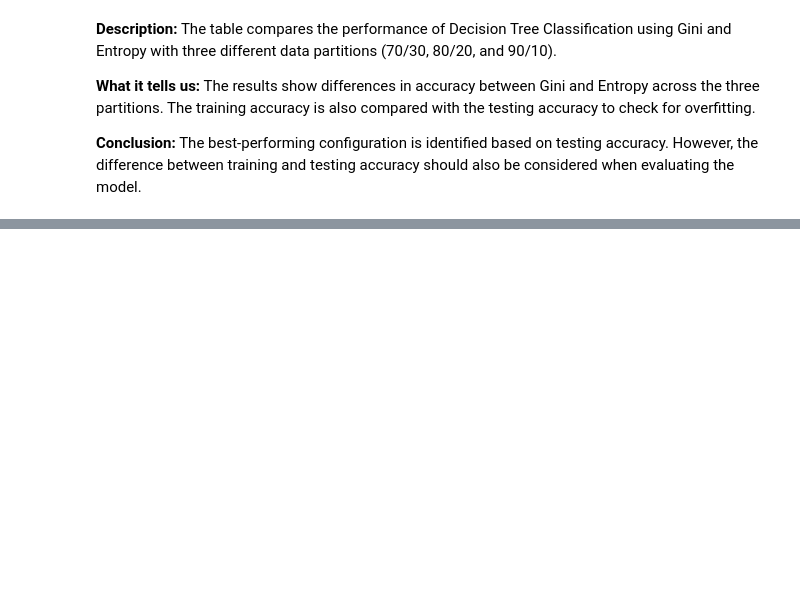
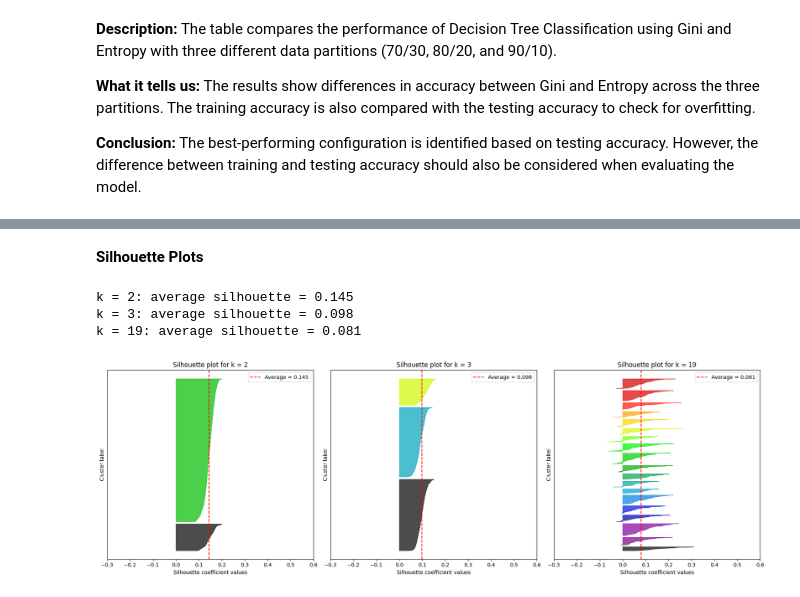
Before and after one commit to LaraAlmani/IT326, a Jupyter notebook: phase3.ipynb, the cells around one changed output, grey strips where cells are left out. Drawn from its saved outputs; the diff is of its cells as text; code cells hidden in the pictures; blank space fills up the shorter version.

```diff
--- a/phase3.ipynb
+++ b/phase3.ipynb
@@ -268,0 +479,3 @@ plt.show()
+# %%
+# 1st call: k = 19 (by empirical rule)
+kmeans_result_19= run_kmeans(19)
@@ -268,0 +502,3 @@ plt.show()
+# %%
+# 2nd call: k = 3 (by elbow method)
+kmeans_result_3= run_kmeans(3)
@@ -268,0 +525,3 @@ plt.show()
+# %%
+# 3rd call: k = 2 (by highest silhouette)
+kmeans_result_2= run_kmeans(2)
@@ -268,0 +648,39 @@ plt.show()
+# %% [markdown]
+**Silhouette Plots**
+# %%
+# Silhouette evaluation of the three chosen k values (2, 3, 19)
+from sklearn.metrics import silhouette_samples
+import matplotlib.cm as cm
+
+models = {2: kmeans_result_2, 3: kmeans_result_3, 19: kmeans_result_19}
+
+fig, axes = plt.subplots(1, 3, figsize=(18, 6))
+for ax, (k, model) in zip(axes, models.items()):
+    labels = model.labels_
+    sample_sil = silhouette_samples(SG_scaled, labels)   # silhouette of every student
+    avg_sil = sample_sil.mean()
+    print(f"k = {k}: average silhouette = {avg_sil:.3f}")
+
+    y_lower = 10
+    for c in range(k):
+        c_sil = np.sort(sample_sil[labels == c])
+        y_upper = y_lower + len(c_sil)
+        color = cm.nipy_spectral(c / k)
+        ax.fill_betweenx(np.arange(y_lower, y_upper), 0, c_sil,facecolor=color, edgecolor=color, alpha=0.7)
+        y_lower = y_upper + 10
+
+    ax.axvline(avg_sil, color='red', linestyle='--', label=f'Average = {avg_sil:.3f}')
+    ax.set_xlim(-0.3, 0.6)
+    ax.set_yticks([])
+    ax.set_xlabel('Silhouette coefficient values')
+    ax.set_ylabel('Cluster label')
+    ax.set_title(f'Silhouette plot for k = {k}')
+    ax.legend(loc='upper right')
+
+plt.tight_layout()
+plt.show()
+# %% [output]
+k = 2: average silhouette = 0.145
+k = 3: average silhouette = 0.098
+k = 19: average silhouette = 0.081
+[figure, added]
```
Also changed, not shown: parts of 30 cells of this notebook.
